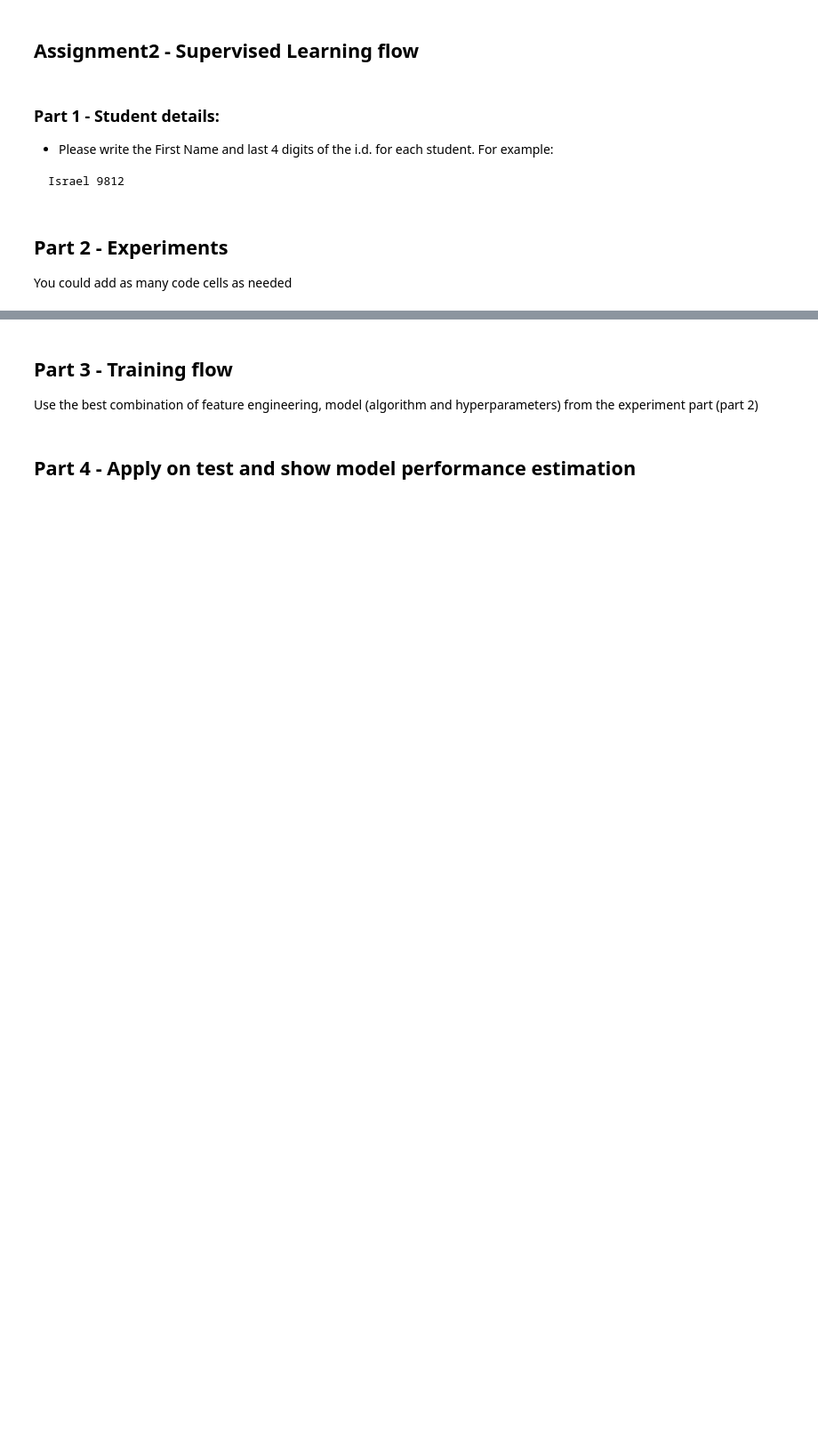
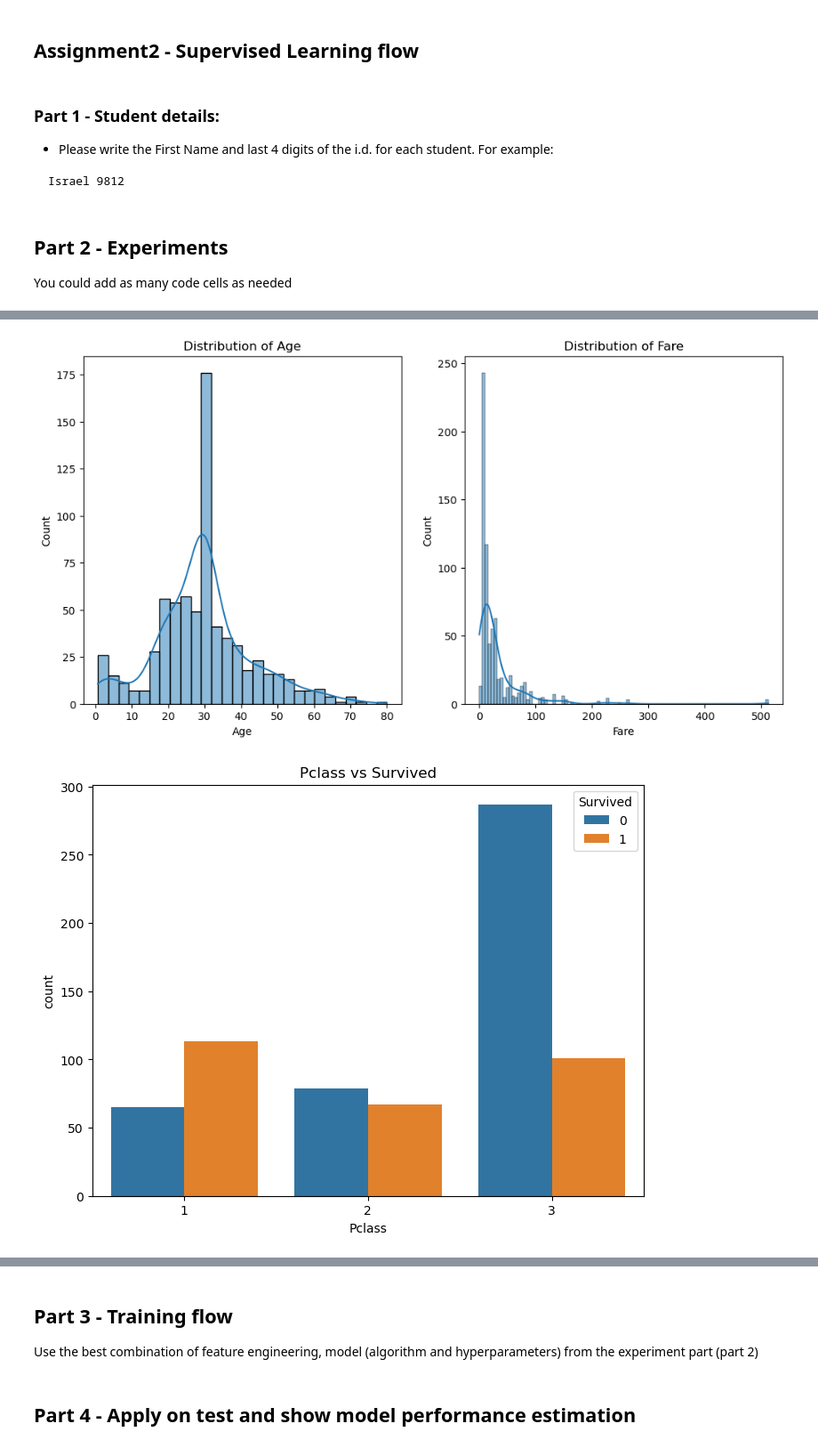
Before and after one commit to Deftera186/Titanic-ML, a Jupyter notebook: Assignment2_supervised_learning_flow.ipynb, the cells around one changed output, grey strips where cells are left out. Shown at 89% size. Cells and saved outputs as stored; diff of their text form; code cells hidden in the pictures; blank space fills up the shorter version.

```diff
--- a/Assignment2_supervised_learning_flow.ipynb
+++ b/Assignment2_supervised_learning_flow.ipynb
@@ -14,3 +14,16 @@
 # %% [markdown]
 ## Part 2 - Experiments
 You could add as many code cells as needed
+# %%
+import pandas as pd
+
+# Load the datasets
+train_data = pd.read_csv('titanic_train.csv')
+test_data = pd.read_csv('titanic_test.csv')
+
+# Display the first 5 rows of each dataset
+print("Train Data:")
+print(train_data.head())
+
+print("\nTest Data:")
+print(test_data.head())
@@ -16,0 +77,25 @@ You could add as many code cells as needed
+# %%
+import matplotlib.pyplot as plt
+import seaborn as sns
+
+# Visualize the distribution of a few important features
+plt.figure(figsize=(12, 6))
+
+plt.subplot(1, 2, 1)
+sns.histplot(train_data['Age'].dropna(), kde=True)
+plt.title('Distribution of Age')
+
+plt.subplot(1, 2, 2)
+sns.histplot(train_data['Fare'].dropna(), kde=True)
+plt.title('Distribution of Fare')
+
+plt.show()
+
+# Visualize the relationship between Pclass and Survived
+plt.figure(figsize=(8, 6))
+sns.countplot(x='Pclass', hue='Survived', data=train_data)
+plt.title('Pclass vs Survived')
+plt.show()
+# %% [output]
+[figure, added]
+[figure, added]
```
Also changed, not shown: parts of 6 cells of this notebook.
